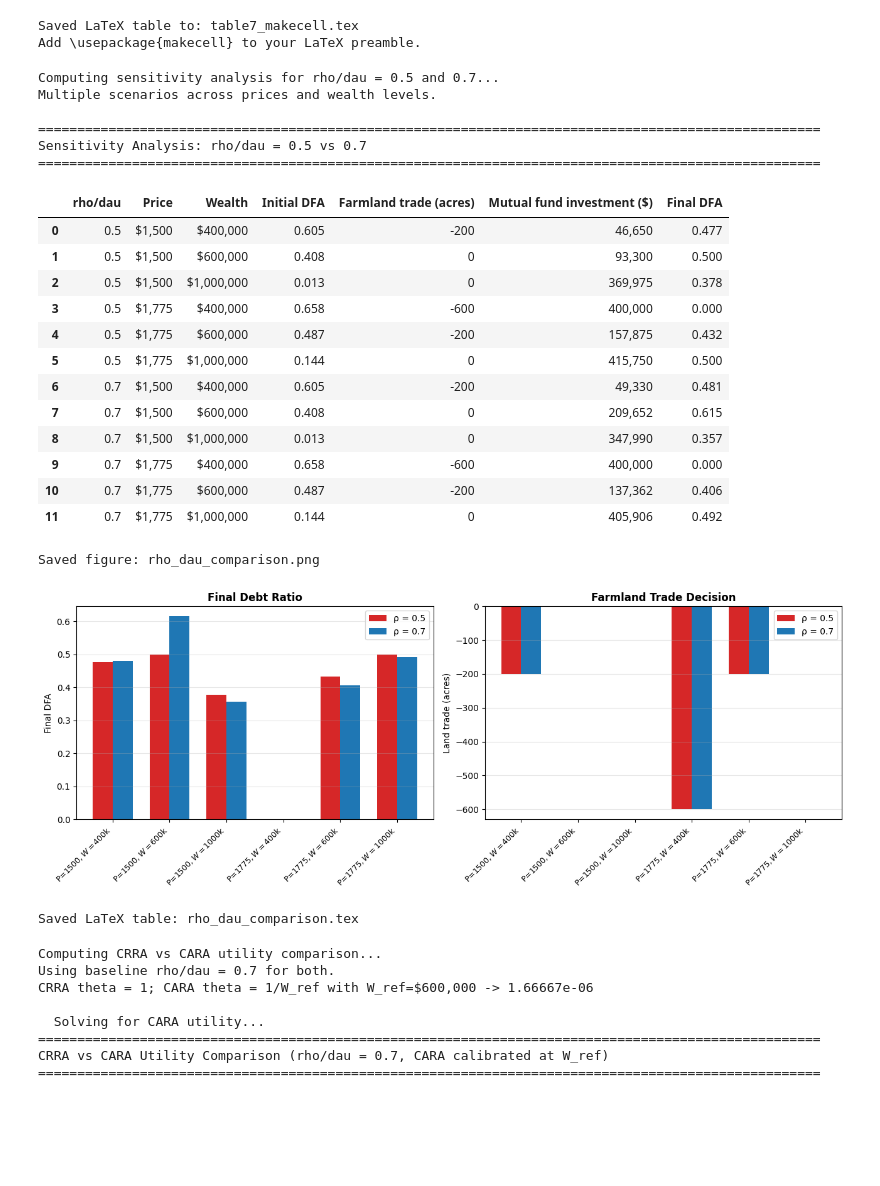
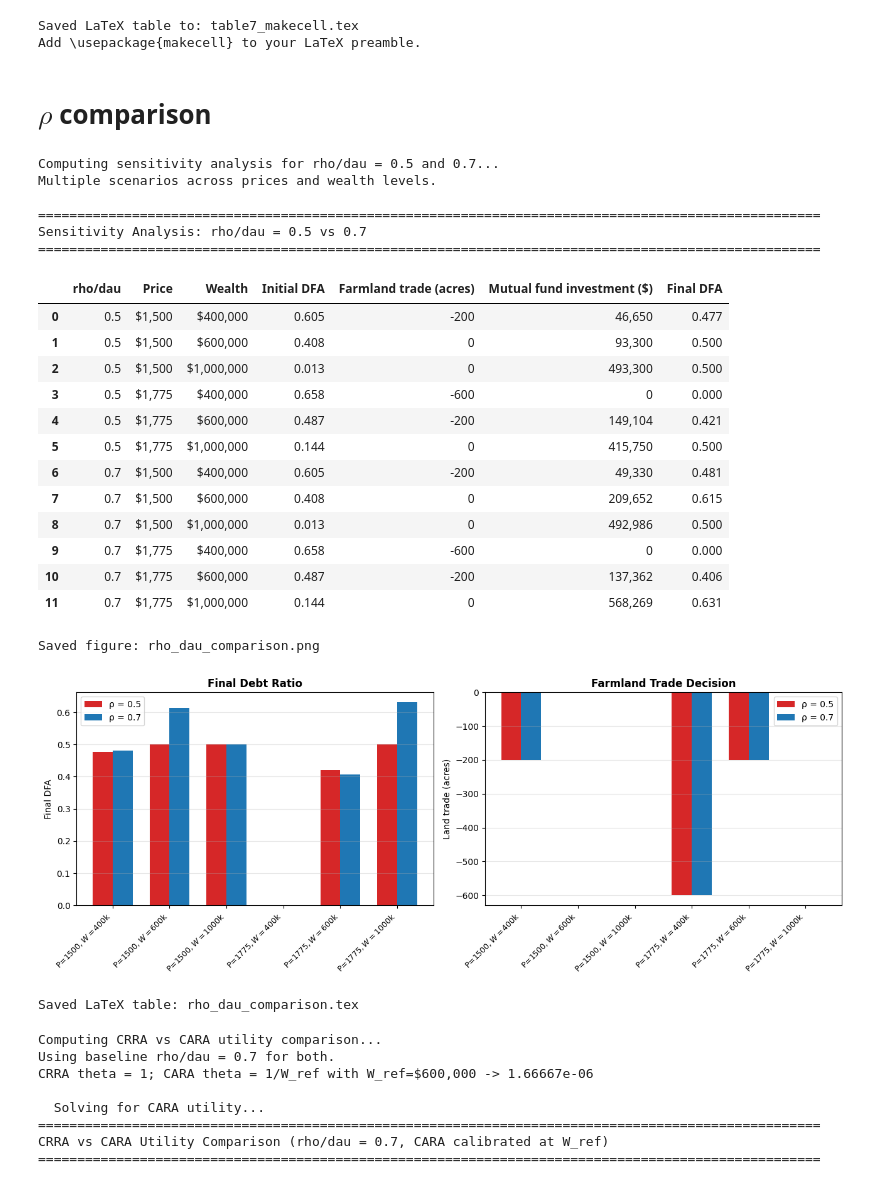
Before and after one commit to mikkelfe/Dynamic-Programming-Project, a Jupyter notebook: Model_with_mutual.ipynb, the cells around one changed output. Cells and saved outputs as stored; diff of their text form; code cells hidden in the pictures; blank space fills up the shorter version.

```diff
--- a/Model_with_mutual.ipynb
+++ b/Model_with_mutual.ipynb
@@ -3,25 +3,6 @@ import numpy as np
 import matplotlib.pyplot as plt
 
 np.set_printoptions(precision=5, suppress=True)
-# %%
-def debt_to_farm_asset_ratio(P, L, W, tcs=0.06, fds=0.07, fme=300.0):
-    pps = (1.0 - tcs) * P + (1.0 - fds) * fme
-    lafa = (W / (pps * L)) - 1.0
-    return max(0.0, -lafa)
-
-
-def resulting_dfa_after_trade(P, L, W, x, xm=0.0, tcs=0.06, tcb=0.01, fds=0.07, fme=300.0):
-    """Compute resulting DFA after farmland trade and mutual-fund investment."""
-    pps = (1.0 - tcs) * P + (1.0 - fds) * fme
-    ppps = (1.0 + tcb) * P + fme
-    if x < 0:
-        ppps = pps
-    L_post = L + x
-    if L_post <= 0.0:
-        return 0.0
-    # Account for mutual-fund investment reducing effective wealth
-    lafa12f = (W - xm - pps * L - ppps * x) / (pps * L_post)
-    return max(0.0, -lafa12f)
 # %%
 from dataclasses import dataclass
 
@@ -1510,6 +401,14 @@ Table 7-style policy table - Model with mutual fund (simulation-based policy eva
 | 4 | 1775 | 600,000 | 0.49 | -200 | ... |
 | 5 | 1775 | 1,000,000 | 0.14 | 0 | ... |
 # %%
+metric_makecell= {
+    "Current farmland price ($)": r"\makecell{Current farmland\\price (\$)}",
+    "Net wealth ($)": r"\makecell{Net wealth\\(\$)}",
+    "Debt-to-farm-asset ratio": r"\makecell{Debt-to-farm-asset\\ratio}",
+    "Optimal farmland transaction (acres)": r"\makecell{Optimal farmland\\transaction (acres)}",
+    "Optimal mutual-fund investment ($)": r"\makecell{Optimal mutual-fund\\investment (\$)}",
+    "Resulting debt-to-farm-asset ratio": r"\makecell{Resulting debt-to-farm-asset\\ratio}",
+}
 # Use the already formatted table and makecell-ready headers, then save to LaTeX.
 table7_makecell = display_table7_with_mutual.rename(columns=metric_makecell)
 
@@ -1530,11 +429,16 @@ print("Add \\usepackage{makecell} to your LaTeX preamble.")
 # %% [output]
 Saved LaTeX table to: table7_makecell.tex
 Add \usepackage{makecell} to your LaTeX preamble.
+# %% [markdown]
+# $\rho$ comparison
 # %%
 # Sensitivity Analysis: compare rho/dau = 0.5 against the baseline rho/dau = 0.7
 # Multiple scenarios like normal Table 7: prices and wealth levels
 
-compare_daus = [0.5, float(cfg_table7_mutual.dau)]
+from dynprolib.pyfriendly.portfolio_core import _value_backend
+
+
+compare_daus = [0.5, float(cfg.dau)]
 prices = [1500.0, 1775.0]
 wealth_levels = [400_000.0, 600_000.0, 1_000_000.0]
 reference_Rt = 365.0
@@ -1546,8 +450,8 @@ print("Computing sensitivity analysis for rho/dau = 0.5 and 0.7...")
 print("Multiple scenarios across prices and wealth levels.\n")
 
 for dau in compare_daus:
-    if np.isclose(dau, float(cfg_table7_mutual.dau)):
-        cfg_sensitivity = cfg_table7_mutual
+    if np.isclose(dau, float(cfg.dau)):
+        cfg_sensitivity = cfg
         copt_sensitivity = copt_table7_mutual
         arrays_sens = arrays_m
         shock_nodes_sens = shock_nodes_m
@@ -1556,6 +460,8 @@ for dau in compare_daus:
         cfg_sensitivity = MutualFundConfig()
         cfg_sensitivity.dau = float(dau)
         cfg_sensitivity.Ee = (0.0, 0.0, 0.0)
+        cfg_sensitivity.search_mode = "vectorized"
+        cfg_sensitivity.value_backend = "numba"
         cfg_sensitivity.var_cov = (
             (0.030186, 0.0, 0.0),
             (0.0, 0.017292, 0.0),
@@ -1674,40 +580,40 @@ latex_table = display_table.rename(columns={
     "Farmland trade (acres)": "Land trade",
     "Mutual fund investment ($)": "MF invest.",
     "Final DFA": "Final DFA",
 })
 latex_str = latex_table.to_latex(
     index=False,
     escape=False,
     column_format="ccccccc",
     caption="Sensitivity Analysis: Effect of lowering credit limit parameter $\rho$ from 0.7 to 0.5",
     label="tab:rho_dau_sensitivity",
 )
 tex_path = "rho_dau_comparison.tex"
 with open(tex_path, "w") as f:
     f.write(latex_str)
 print(f"Saved LaTeX table: {tex_path}")
 # %% [output]
 Computing sensitivity analysis for rho/dau = 0.5 and 0.7...
 Multiple scenarios across prices and wealth levels.
 
 ====================================================================================================
 Sensitivity Analysis: rho/dau = 0.5 vs 0.7
 ====================================================================================================
 |  | rho/dau | Price | Wealth | Initial DFA | Farmland trade (acres) | Mutual fund investment ($) | Final DFA |
 | 0 | 0.5 | $1,500 | $400,000 | 0.605 | -200 | 46,650 | 0.477 |
 | 1 | 0.5 | $1,500 | $600,000 | 0.408 | 0 | 93,300 | 0.500 |
-| 2 | 0.5 | $1,500 | $1,000,000 | 0.013 | 0 | 369,975 | 0.378 |
-| 3 | 0.5 | $1,775 | $400,000 | 0.658 | -600 | 400,000 | 0.000 |
-| 4 | 0.5 | $1,775 | $600,000 | 0.487 | -200 | 157,875 | 0.432 |
+| 2 | 0.5 | $1,500 | $1,000,000 | 0.013 | 0 | 493,300 | 0.500 |
+| 3 | 0.5 | $1,775 | $400,000 | 0.658 | -600 | 0 | 0.000 |
+| 4 | 0.5 | $1,775 | $600,000 | 0.487 | -200 | 149,104 | 0.421 |
 | 5 | 0.5 | $1,775 | $1,000,000 | 0.144 | 0 | 415,750 | 0.500 |
 | 6 | 0.7 | $1,500 | $400,000 | 0.605 | -200 | 49,330 | 0.481 |
 | 7 | 0.7 | $1,500 | $600,000 | 0.408 | 0 | 209,652 | 0.615 |
-| 8 | 0.7 | $1,500 | $1,000,000 | 0.013 | 0 | 347,990 | 0.357 |
-| 9 | 0.7 | $1,775 | $400,000 | 0.658 | -600 | 400,000 | 0.000 |
+| 8 | 0.7 | $1,500 | $1,000,000 | 0.013 | 0 | 492,986 | 0.500 |
+| 9 | 0.7 | $1,775 | $400,000 | 0.658 | -600 | 0 | 0.000 |
 | 10 | 0.7 | $1,775 | $600,000 | 0.487 | -200 | 137,362 | 0.406 |
-| 11 | 0.7 | $1,775 | $1,000,000 | 0.144 | 0 | 405,906 | 0.492 |
+| 11 | 0.7 | $1,775 | $1,000,000 | 0.144 | 0 | 568,269 | 0.631 |
 Saved figure: rho_dau_comparison.png
-[figure, old version]
+[figure, new version]
 Saved LaTeX table: rho_dau_comparison.tex
 # %%
 # CRRA vs CARA Utility Comparison
```
Also changed, not shown: parts of 12 cells of this notebook, 5 other files.
